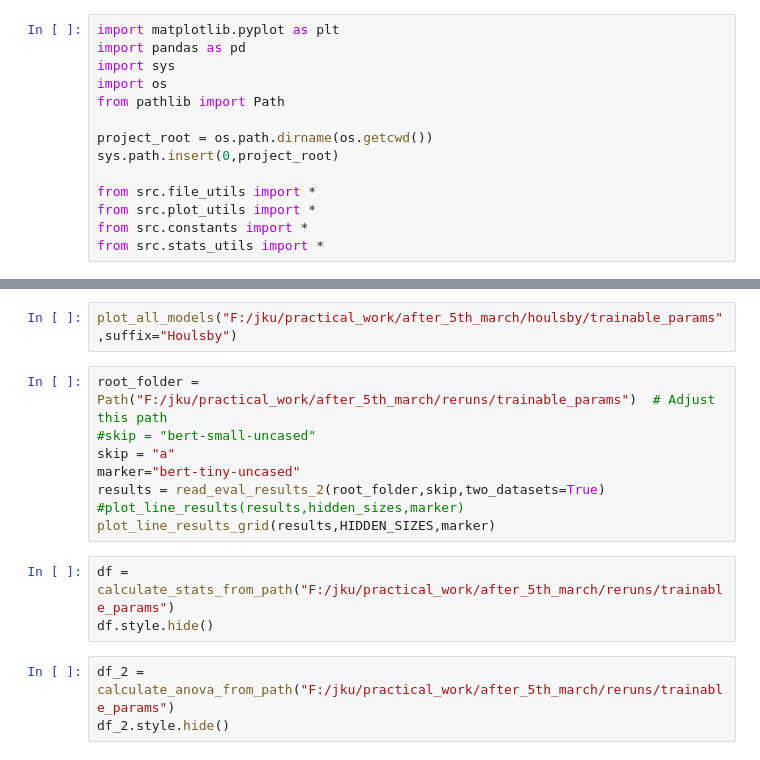
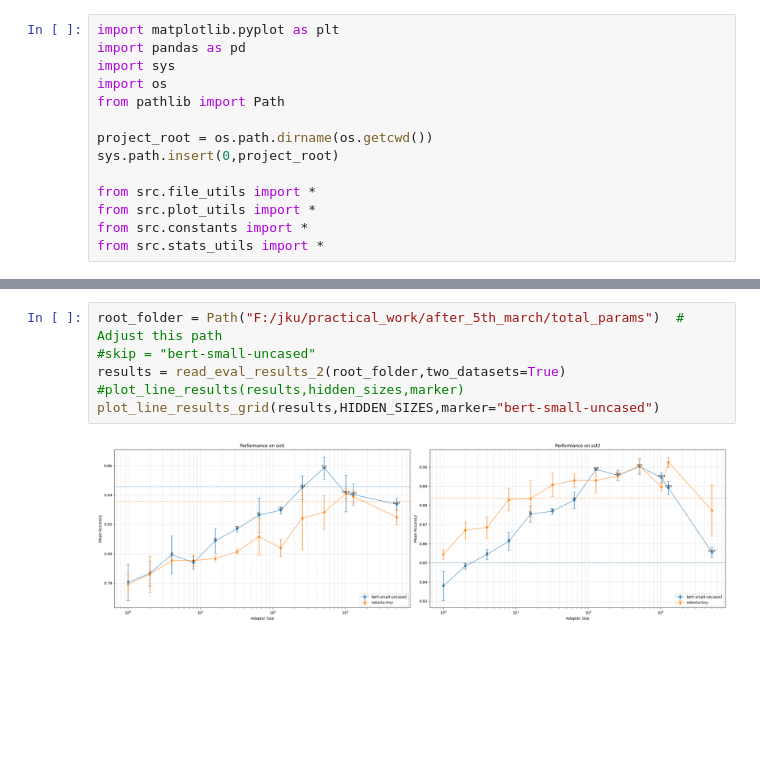
Before and after one commit to HectorAuvinen/adapter_experiments, a Jupyter notebook: notebooks/result_analysis.ipynb, the cells around one changed output, grey strips where cells are left out. Drawn from its saved outputs; the diff is of its cells as text; blank space fills up the shorter version.

```diff
--- a/notebooks/result_analysis.ipynb
+++ b/notebooks/result_analysis.ipynb
@@ -22,16 +69,8 @@ plot_all_models("F:/jku/practical_work/after_5th_march/total_params",suffix="Pfe
-# %%
-plot_all_models("F:/jku/practical_work/after_5th_march/houlsby/trainable_params",suffix="Houlsby")
 # %%
-root_folder = Path("F:/jku/practical_work/after_5th_march/reruns/trainable_params")  # Adjust this path
+root_folder = Path("F:/jku/practical_work/after_5th_march/total_params")  # Adjust this path
 #skip = "bert-small-uncased"
-skip = "a"
-marker="bert-tiny-uncased"
-results = read_eval_results_2(root_folder,skip,two_datasets=True)
+results = read_eval_results_2(root_folder,two_datasets=True)
 #plot_line_results(results,hidden_sizes,marker)
-plot_line_results_grid(results,HIDDEN_SIZES,marker)
+plot_line_results_grid(results,HIDDEN_SIZES,marker="bert-small-uncased")
+# %% [output]
+[figure, added]
-# %%
-df = calculate_stats_from_path("F:/jku/practical_work/after_5th_march/reruns/trainable_params")
-df.style.hide()
-# %%
-df_2 = calculate_anova_from_path("F:/jku/practical_work/after_5th_march/reruns/trainable_params")
-df_2.style.hide()
```
Also changed, not shown: parts of 15 cells of this notebook, 5 other files.
